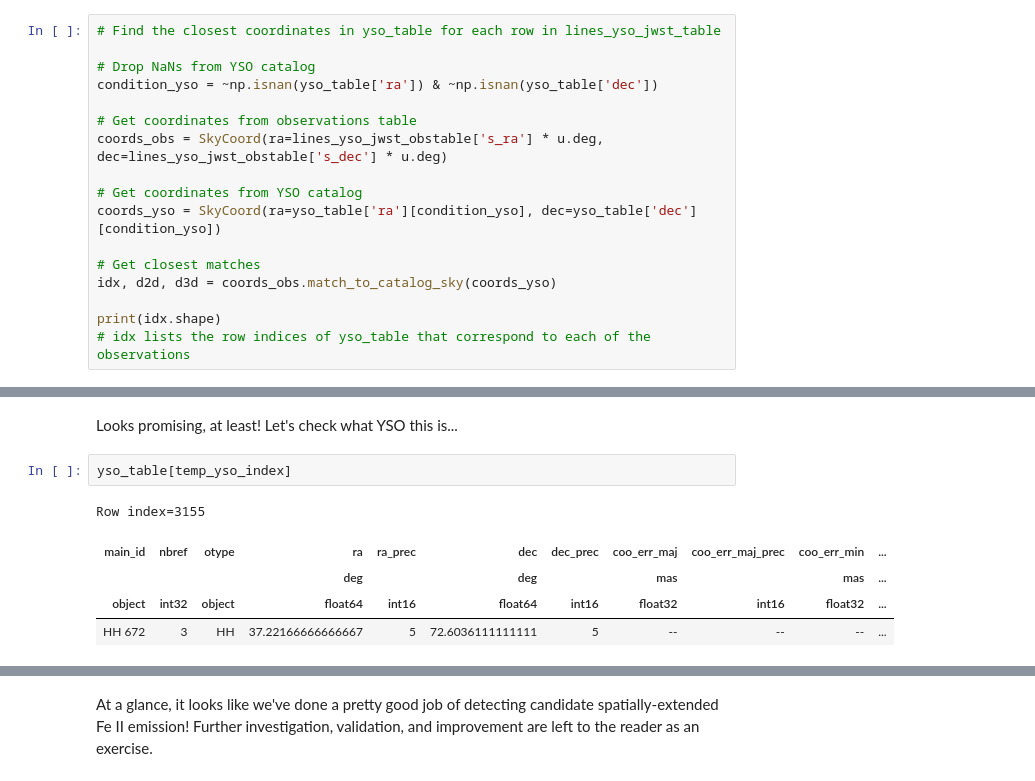
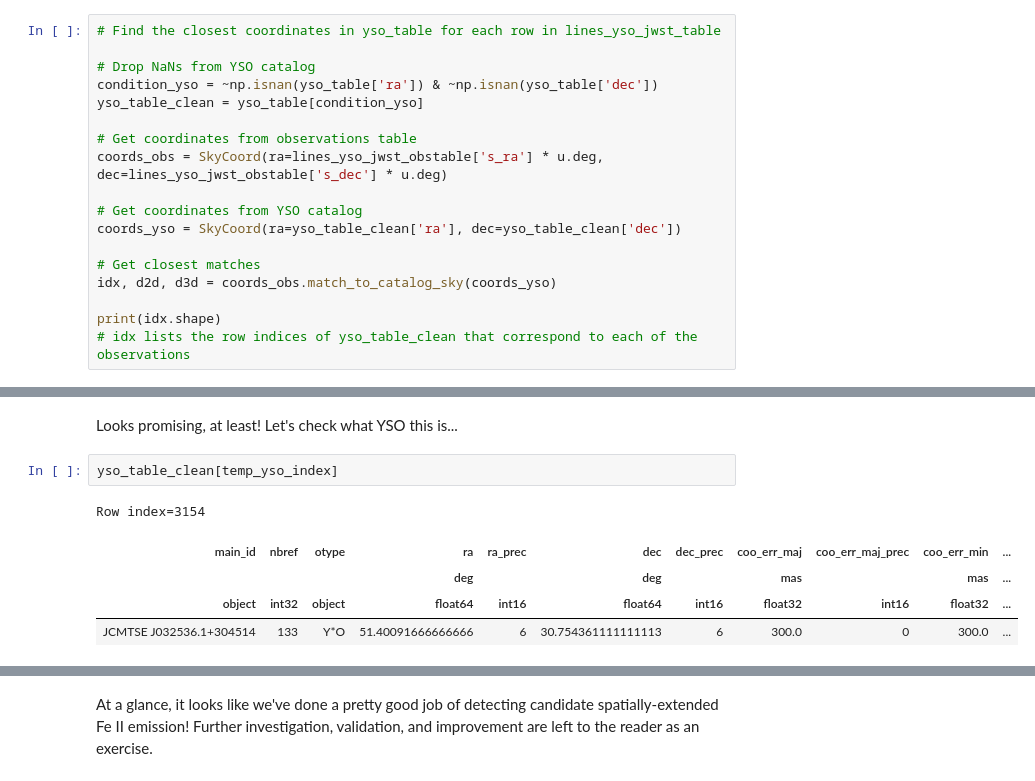
Before and after one commit to adrianlucy/notebook_drafts, a Jupyter notebook: analytical_data_search.ipynb, the cells around one changed output, grey strips where cells are left out. Drawn from its saved outputs; the diff is of its cells as text.

```diff
--- a/analytical_data_search.ipynb
+++ b/analytical_data_search.ipynb
@@ -631,16 +633,17 @@ Let's associate each observation to its closest YSO:
 
 # Drop NaNs from YSO catalog
 condition_yso = ~np.isnan(yso_table['ra']) & ~np.isnan(yso_table['dec'])
+yso_table_clean = yso_table[condition_yso]
 
 # Get coordinates from observations table
 coords_obs = SkyCoord(ra=lines_yso_jwst_obstable['s_ra'] * u.deg, dec=lines_yso_jwst_obstable['s_dec'] * u.deg)
 
 # Get coordinates from YSO catalog
-coords_yso = SkyCoord(ra=yso_table['ra'][condition_yso], dec=yso_table['dec'][condition_yso])
+coords_yso = SkyCoord(ra=yso_table_clean['ra'], dec=yso_table_clean['dec'])
 
 # Get closest matches
 idx, d2d, d3d = coords_obs.match_to_catalog_sky(coords_yso)
 
 print(idx.shape)
-# idx lists the row indices of yso_table that correspond to each of the observations
+# idx lists the row indices of yso_table_clean that correspond to each of the observations
 # %% [output]
@@ -712,10 +730,10 @@ plt.show()
 # %% [markdown]
 Looks promising, at least! Let's check what YSO this is...
 # %%
-yso_table[temp_yso_index]
+yso_table_clean[temp_yso_index]
 # %% [output]
-Row index=3155
+Row index=3154
 | main_id | nbref | otype | ra | ra_prec | dec | dec_prec | coo_err_maj | coo_err_maj_prec | coo_err_min | ... |
 |  |  |  | deg |  | deg |  | mas |  | mas | ... |
 | object | int32 | object | float64 | int16 | float64 | int16 | float32 | int16 | float32 | ... |
-| HH 672 | 3 | HH | 37.22166666666667 | 5 | 72.6036111111111 | 5 | -- | -- | -- | ... |
+| JCMTSE J032536.1+304514 | 133 | Y*O | 51.40091666666666 | 6 | 30.754361111111113 | 6 | 300.0 | 0 | 300.0 | ... |
```
Also changed, not shown: parts of 21 cells of this notebook.
